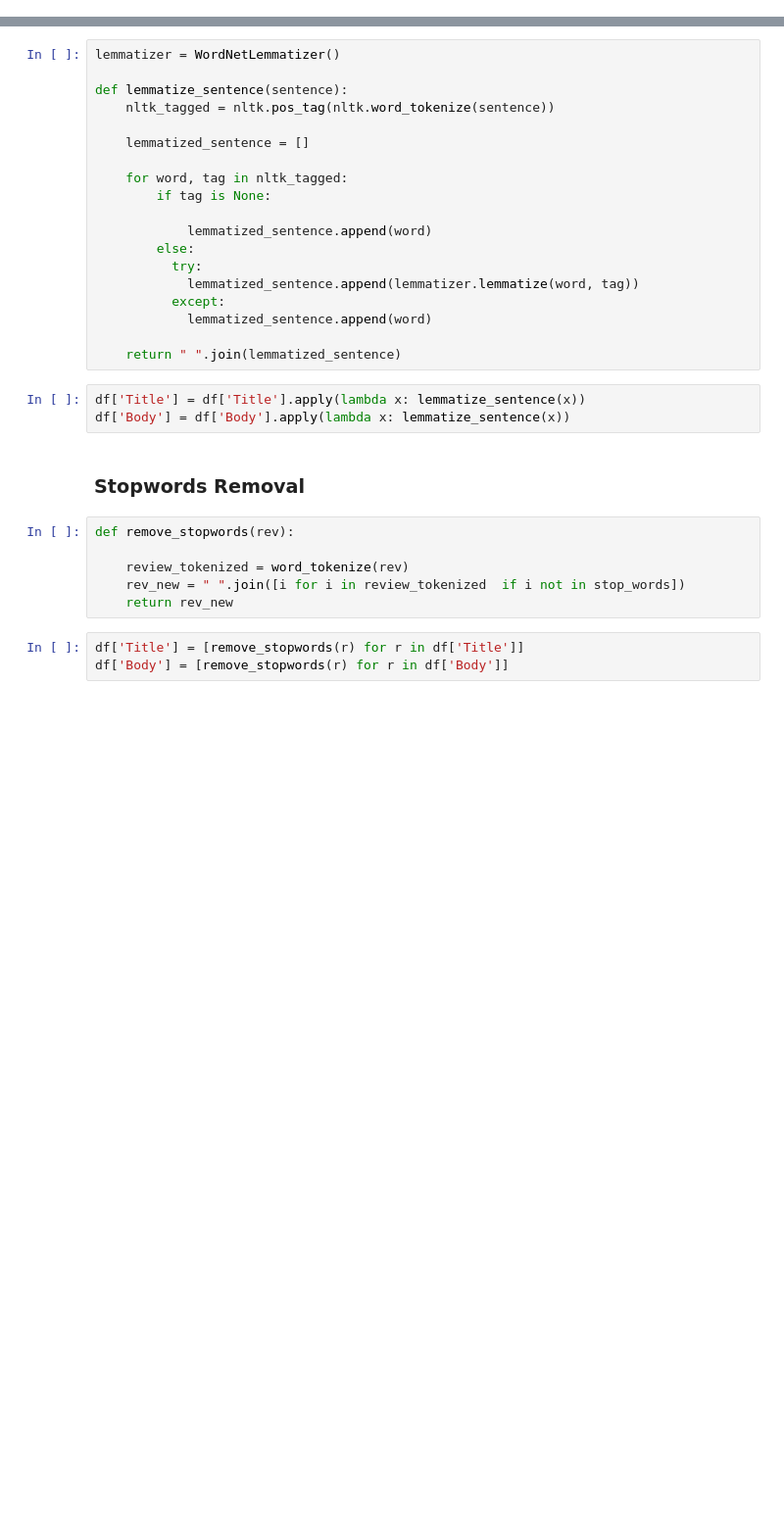
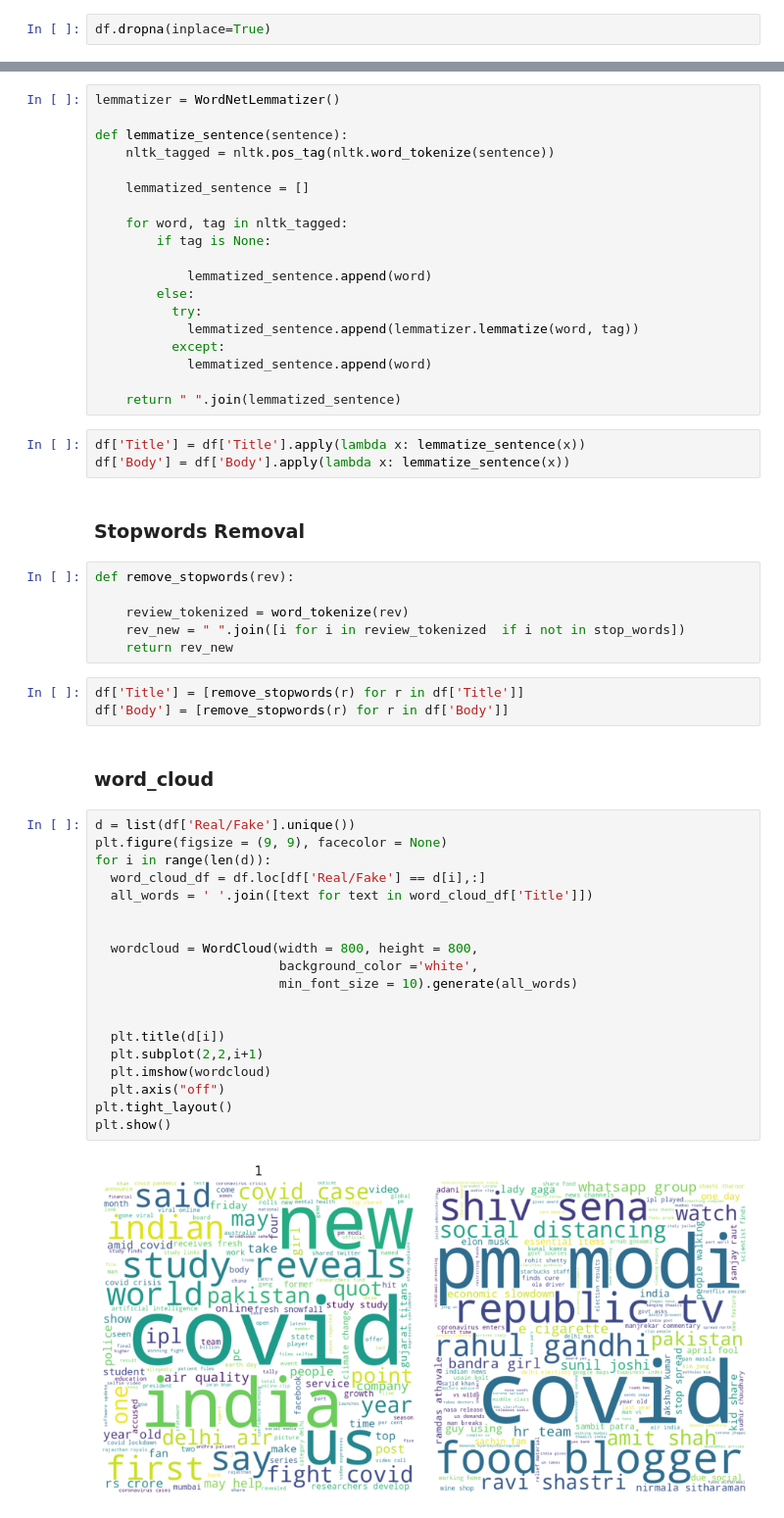
Before and after one commit to Selvamsmail/Internship_Project, a Jupyter notebook: Real_and_Fake_News_classification_project.ipynb, the cells around one changed output, grey strips where cells are left out. Shown at 98% size. Saved outputs shown, nothing was run; the diff lists cells and outputs as text; blank space fills up the shorter version.

```diff
--- a/Real_and_Fake_News_classification_project.ipynb
+++ b/Real_and_Fake_News_classification_project.ipynb
@@ -253 +279,3 @@ df
+# %%
+df.dropna(inplace=True)
 # %%
@@ -303,3 +332,26 @@ def remove_stopwords(rev):
 # %%
 df['Title'] = [remove_stopwords(r) for r in df['Title']]
 df['Body'] = [remove_stopwords(r) for r in df['Body']]
+# %% [markdown]
+### word_cloud
+# %%
+d = list(df['Real/Fake'].unique())
+plt.figure(figsize = (9, 9), facecolor = None)
+for i in range(len(d)):
+  word_cloud_df = df.loc[df['Real/Fake'] == d[i],:]
+  all_words = ' '.join([text for text in word_cloud_df['Title']])
+
+
+  wordcloud = WordCloud(width = 800, height = 800,
+                        background_color ='white',
+                        min_font_size = 10).generate(all_words)
+
+
+  plt.title(d[i])
+  plt.subplot(2,2,i+1)
+  plt.imshow(wordcloud)
+  plt.axis("off")
+plt.tight_layout()
+plt.show()
+# %% [output]
+[figure, added]
```
Also changed, not shown: parts of 22 cells of this notebook.
